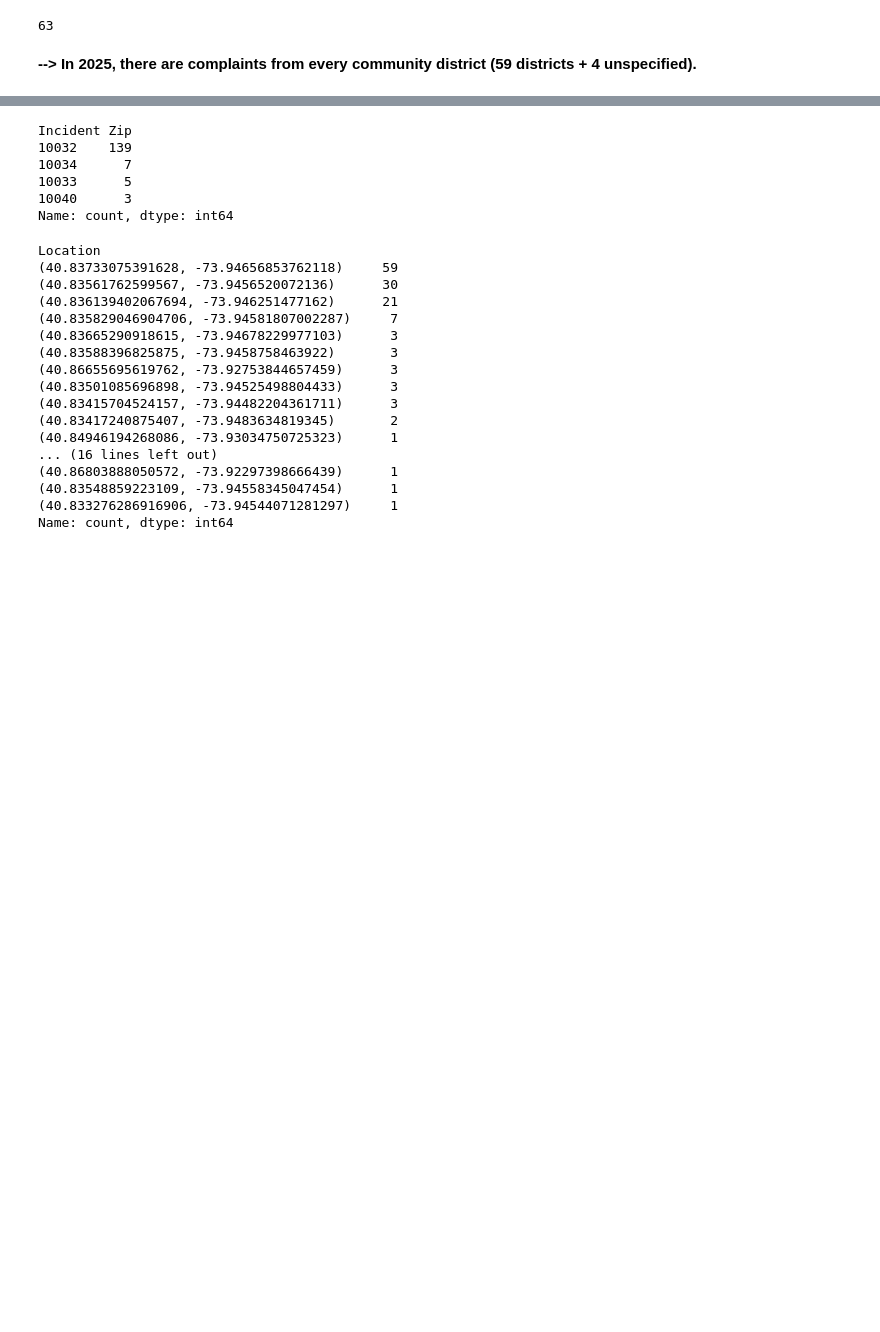
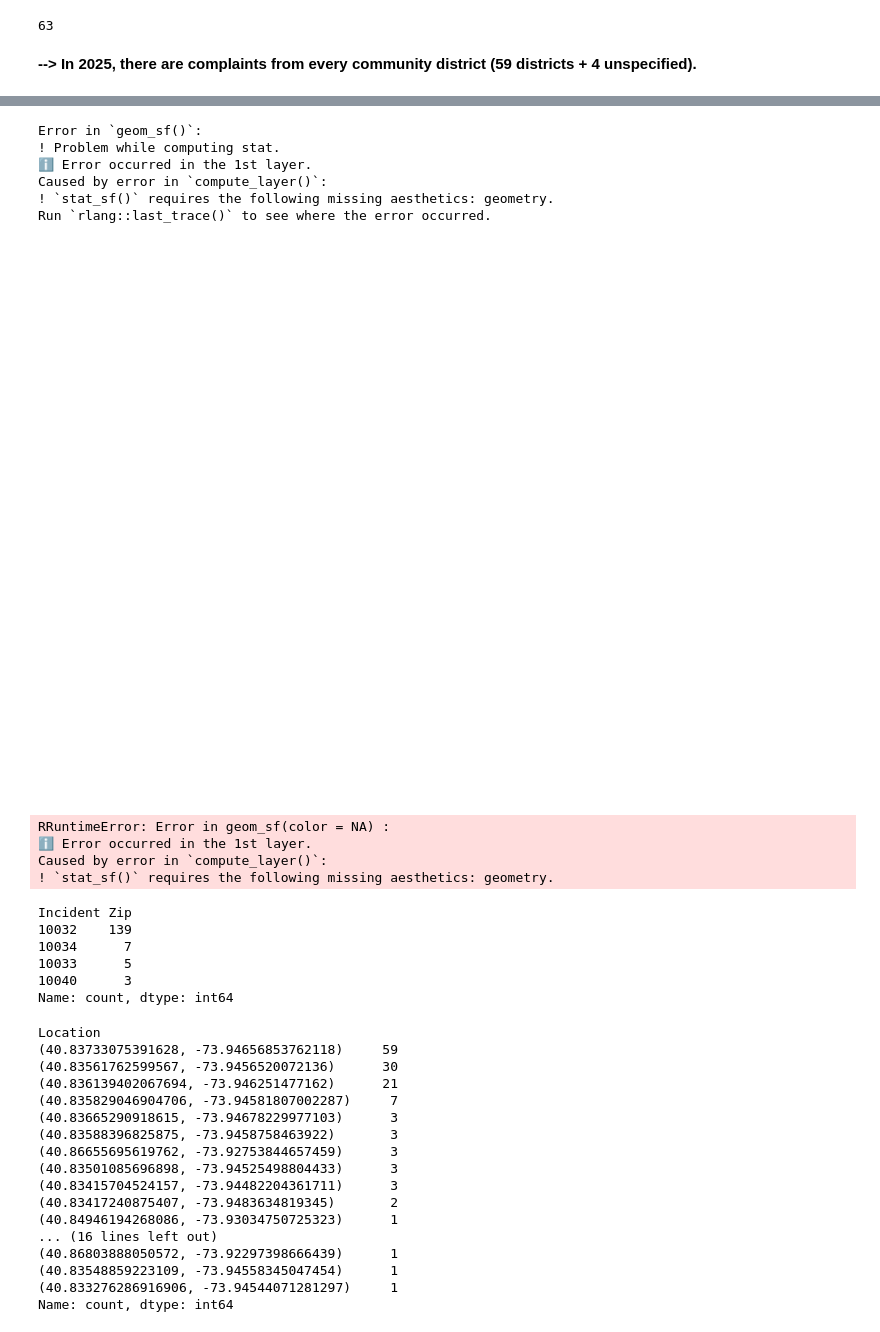
Before and after one commit to tiff-xwang/Dog-Waste-Problem, a Jupyter notebook: dog_waste.ipynb, the cells around one changed output, grey strips where cells are left out. Cells and saved outputs as stored; diff of their text form; code cells hidden in the pictures; blank space fills up the shorter version.

```diff
--- a/dog_waste.ipynb
+++ b/dog_waste.ipynb
@@ -47,7 +47,7 @@ Loading required package: tidycensus
 # %% [markdown]
 ### January - March 2025
 # %%
-df_2025 = pd.read_csv('311_dog_waste_2025.csv')
+df_2025 = pd.read_csv('docs/311_poop_2025.csv')
 # %%
 df_2025.info()
 # %% [output]
@@ -70,5 +70,12 @@ dtypes: float64(14), int64(2), object(25)
 memory usage: 305.1+ KB
 # %%
 pd.set_option('display.max_rows', None)
-df_2025['Community Board'].value_counts()
+
+community_board_counts = df_2025['Community Board'].value_counts()
+
+# reset the index to have 'Community Board' as a column
+community_board_df = community_board_counts.reset_index()
+community_board_df.columns = ['Community Board', '311 Counts']
+
+print(community_board_df)
 # %% [output]
@@ -100,3 +268,35 @@ df_2025['Community Board'].nunique()
+# %%
+%%R -i community_board_df -w 1000 -h 1000
+
+community_board_df %>%
+  ggplot(aes(fill = `311 Counts`)) +
+  geom_sf(color = NA) +
+  scale_fill_gradient(low="white", high="red") +
+  theme_minimal() +
+  labs(
+    title = "There is a part of NYC where there are more housing units than people",
+    subtitle = "What's up with that?",
+    caption = "Source: US Census Bureau"
+  ) +
+  theme(
+    #make title and subitle bigger
+    plot.title = element_text(size = 20),
+    plot.subtitle = element_text(size = 15),
+    # move legend to top
+    legend.position = "top"
+  )
+# %% [output]
+Error in `geom_sf()`:
+! Problem while computing stat.
+ℹ Error occurred in the 1st layer.
+Caused by error in `compute_layer()`:
+! `stat_sf()` requires the following missing aesthetics: geometry.
+Run `rlang::last_trace()` to see where the error occurred.
+[figure, added]
+RRuntimeError: Error in geom_sf(color = NA) :
+ℹ Error occurred in the 1st layer.
+Caused by error in `compute_layer()`:
+! `stat_sf()` requires the following missing aesthetics: geometry.
 # %%
 df_2025[df_2025['Community Board'] == '12 MANHATTAN']['Incident Zip'].value_counts()
 # %% [output]
```
Also changed, not shown: parts of 26 cells of this notebook, 14 other files.
